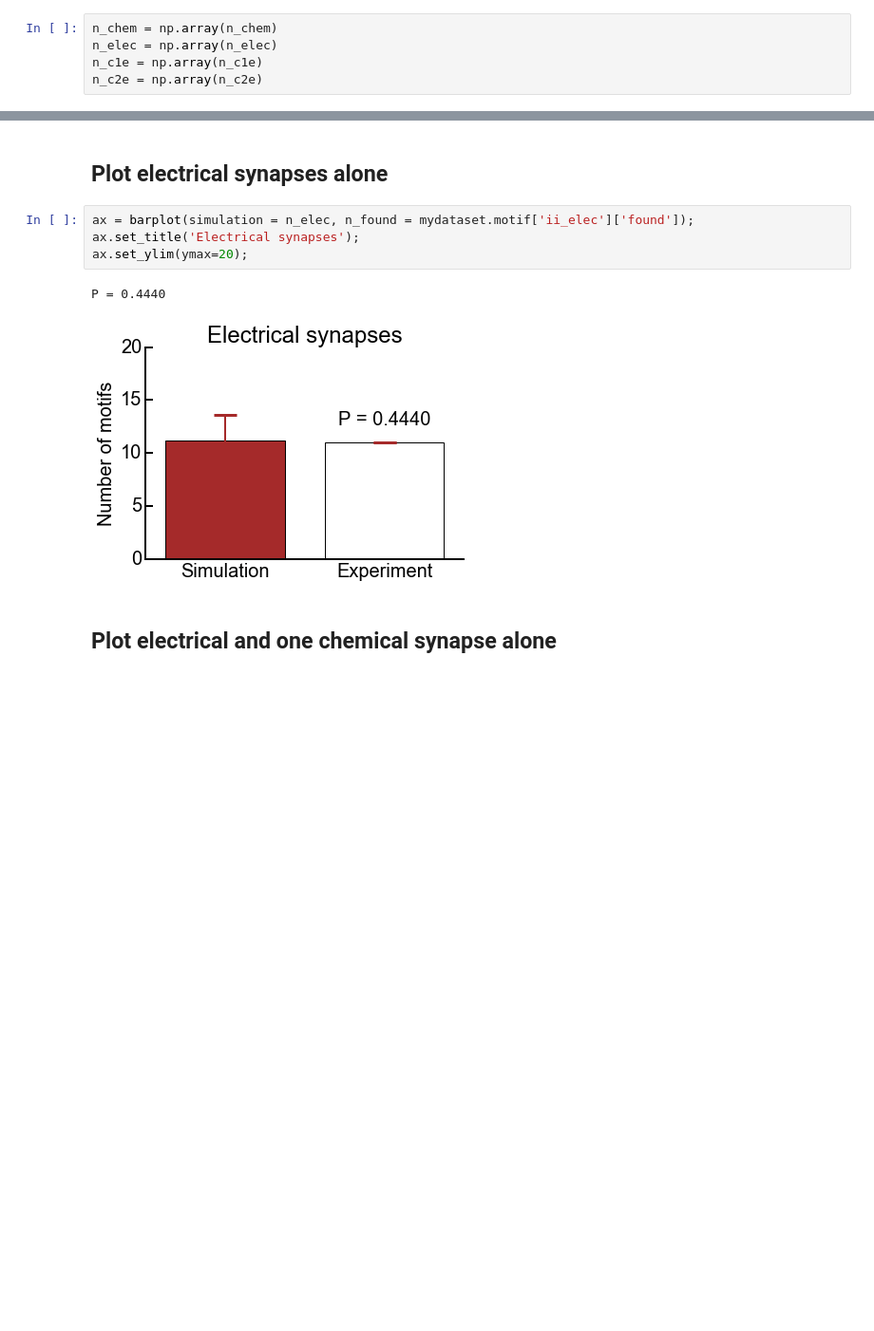
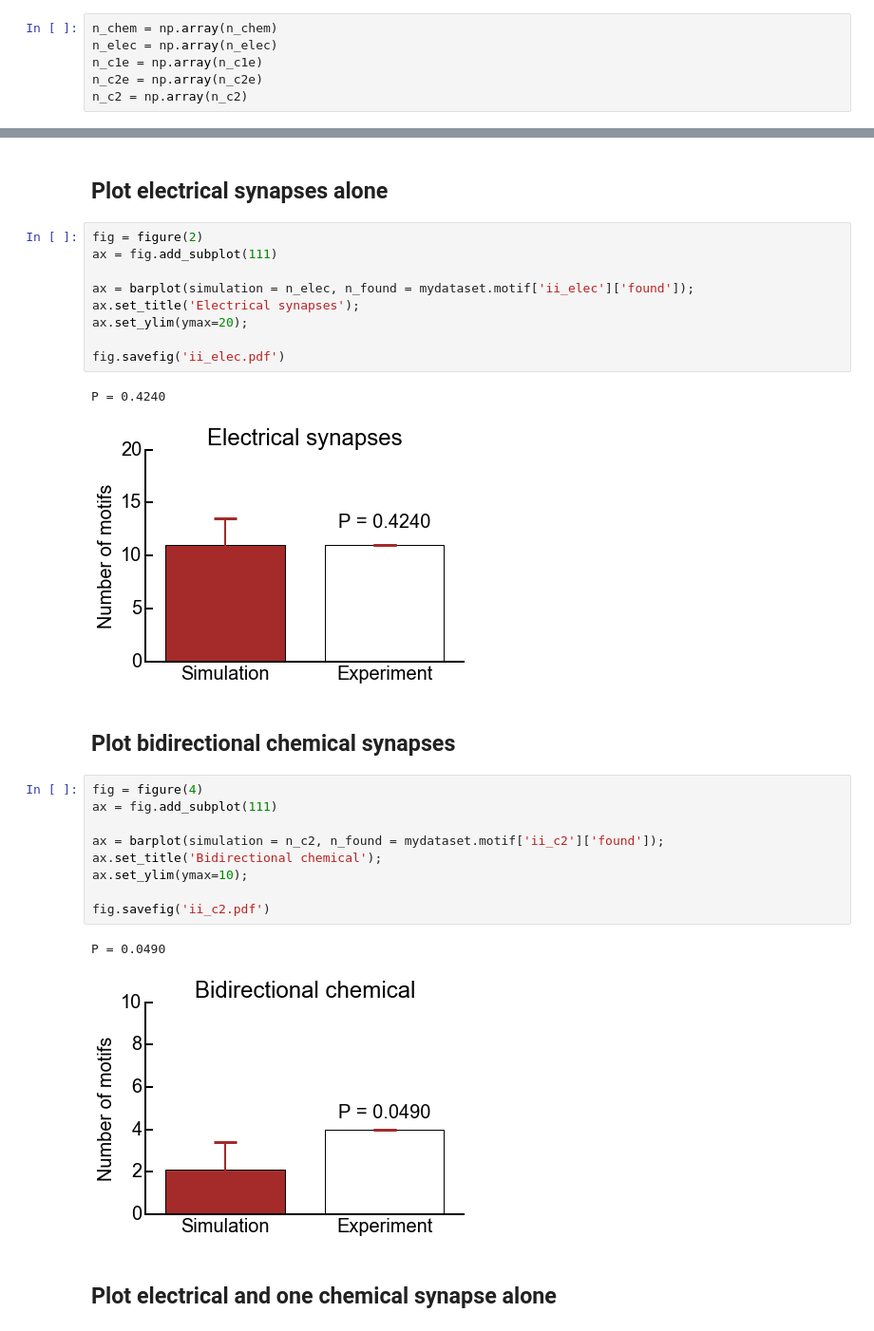
Before and after one commit to ClaudiaEsp/inet, a Jupyter notebook: Examples/Testing inhibitory motifs.ipynb, the cells around one changed output, grey strips where cells are left out. Shown at 95% size. Saved outputs shown, nothing was run; the diff lists cells and outputs as text; blank space fills up the shorter version.

Commit message:
finished testing bidirectionaly inhibitory motifs

```diff
--- a/Examples/Testing inhibitory motifs.ipynb
+++ b/Examples/Testing inhibitory motifs.ipynb
@@ -290,6 +355,7 @@ n_chem = np.array(n_chem)
 n_elec = np.array(n_elec)
 n_c1e = np.array(n_c1e)
 n_c2e = np.array(n_c2e)
+n_c2 = np.array(n_c2)
 # %%
 pii_chem = len(n_chem[n_chem>mydataset.motif['ii_chem']['found']]) / n_chem.size
 pii_elec = len(n_elec[n_elec>mydataset.motif['ii_elec']['found']])/ n_elec.size
@@ -328,12 +402,31 @@ P = 0.4030
 # %% [markdown]
 <H2>Plot electrical synapses alone </H2>
 # %%
+fig = figure(2)
+ax = fig.add_subplot(111)
+
 ax = barplot(simulation = n_elec, n_found = mydataset.motif['ii_elec']['found']);
 ax.set_title('Electrical synapses');
 ax.set_ylim(ymax=20);
+
+fig.savefig('ii_elec.pdf')
 # %% [output]
-P = 0.4440
+P = 0.4240
 [figure]
+# %% [markdown]
+<H2>Plot bidirectional chemical synapses</H2>
+# %%
+fig = figure(4)
+ax = fig.add_subplot(111)
+
+ax = barplot(simulation = n_c2, n_found = mydataset.motif['ii_c2']['found']);
+ax.set_title('Bidirectional chemical');
+ax.set_ylim(ymax=10);
+
+fig.savefig('ii_c2.pdf')
+# %% [output]
+P = 0.0490
+[figure, added]
 # %% [markdown]
 <H2>Plot electrical and one chemical synapse alone </H2>
 # %%
```
Also changed, not shown: parts of 30 cells of this notebook.
